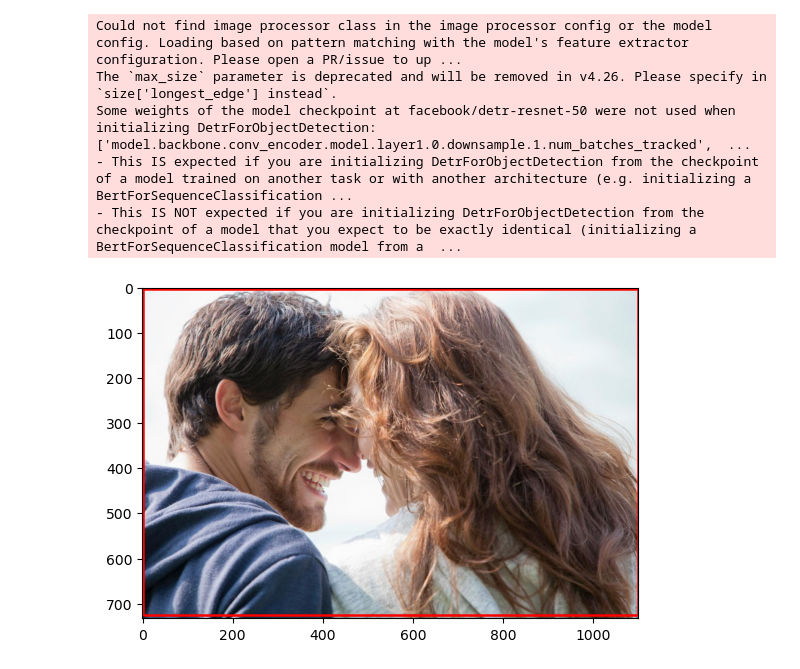
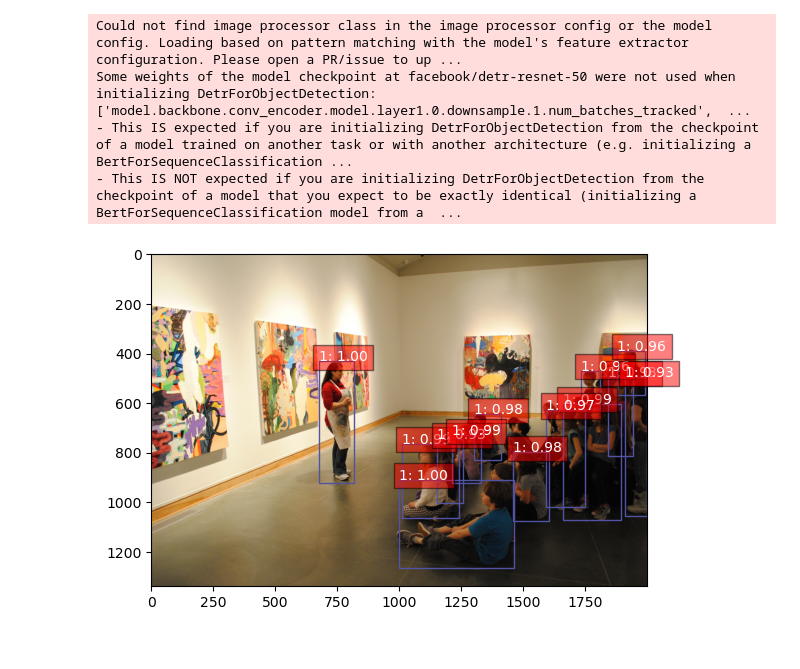
Before and after one commit to Jalalbaim/Emotic_Correction, a Jupyter notebook: Max_people.ipynb, the cells around one changed output. Saved outputs shown, nothing was run; the diff lists cells and outputs as text; code cells hidden in the pictures.

```diff
--- a/Max_people.ipynb
+++ b/Max_people.ipynb
@@ -66,5 +9,5 @@ print(image)
 # %%
-from IPython.display import Image
+url = "./EMOTIC (1)/EMOTIC/PAMI/emotic/emodb_small/images/4m7t3bsqtw1upazkri.jpg"
+url = url.replace("\\", "/")
 
-path = "./EMOTIC (1)/EMOTIC/PAMI/emotic/emodb_small/images/4m7t3bsqtw1upazkri.jpg"
-Image(filename=path)
+image = Image.open(url)
@@ -98,9 +14,4 @@ plt.show()
 # %%
-url = "EMOTIC (1)\EMOTIC\PAMI\emotic\emodb_small\images/0crce5soni30mrvq7t.jpg"
-url = url.replace("\\", "/")
-
-image = Image.open(url)
-
 image_processor = AutoImageProcessor.from_pretrained("facebook/detr-resnet-50")
 model = DetrForObjectDetection.from_pretrained("facebook/detr-resnet-50")
 
@@ -116,30 +27,35 @@ for score, label, box in zip(results["scores"], results["labels"], results["boxe
     box = [round(i, 2) for i in box.tolist()]
 # %% [output]
 Could not find image processor class in the image processor config or the model config. Loading based on pattern matching with the model's feature extractor configuration. Please open a PR/issue to up ...
-The `max_size` parameter is deprecated and will be removed in v4.26. Please specify in `size['longest_edge'] instead`.
 Some weights of the model checkpoint at facebook/detr-resnet-50 were not used when initializing DetrForObjectDetection: ['model.backbone.conv_encoder.model.layer1.0.downsample.1.num_batches_tracked',  ...
 - This IS expected if you are initializing DetrForObjectDetection from the checkpoint of a model trained on another task or with another architecture (e.g. initializing a BertForSequenceClassification ...
 - This IS NOT expected if you are initializing DetrForObjectDetection from the checkpoint of a model that you expect to be exactly identical (initializing a BertForSequenceClassification model from a  ...
-# %%
-import matplotlib.pyplot as plt
-import matplotlib.patches as patches
-
-
-# Load and display the image
-image = plt.imread(url)
-plt.imshow(image)
-
-# Get the annotations for the specified image_id
-image_id = 11905
-annotations = [item for item in train_json["annotations"] if item["image_id"] == image_id]
-
-# Plot the bounding boxes on the image
-for annotation in annotations:
-    x1, y1, x2, y2 = box
-    rect = patches.Rectangle((x1, y1), x2 - x1, y2 - y1, linewidth=1, edgecolor='r', facecolor='none')
-    plt.gca().add_patch(rect)
-
-# Show the image with annotations
-plt.show()
-# %% [output]
-[figure, removed]
+# %%
+import matplotlib.pyplot as plt
+import matplotlib.patches as patches
+
+# Assuming `image` is a PIL Image, convert it to display with matplotlib
+image_np = np.array(image)
+
+fig, ax = plt.subplots(1)
+ax.imshow(image_np)
+
+# Color map for different classes
+color_map = plt.get_cmap('tab20b')
+
+for score, label, box in zip(results["scores"], results["labels"], results["boxes"]):
+    box = [round(i, 2) for i in box.tolist()]
+    xmin, ymin, xmax, ymax = box
+
+    # Create a Rectangle patch
+    rect = patches.Rectangle((xmin, ymin), xmax - xmin, ymax - ymin, linewidth=1,
+                             edgecolor=color_map(label % 20), facecolor='none')
+
+    # Add the patch to the Axes
+    ax.add_patch(rect)
+    ax.text(xmin, ymin, f'{label}: {score:.2f}', color='white',
+            bbox=dict(facecolor='red', alpha=0.5))
+
+plt.show()
+# %% [output]
+[figure, added]
```
Also changed, not shown: parts of 9 cells of this notebook, 1 other file.
